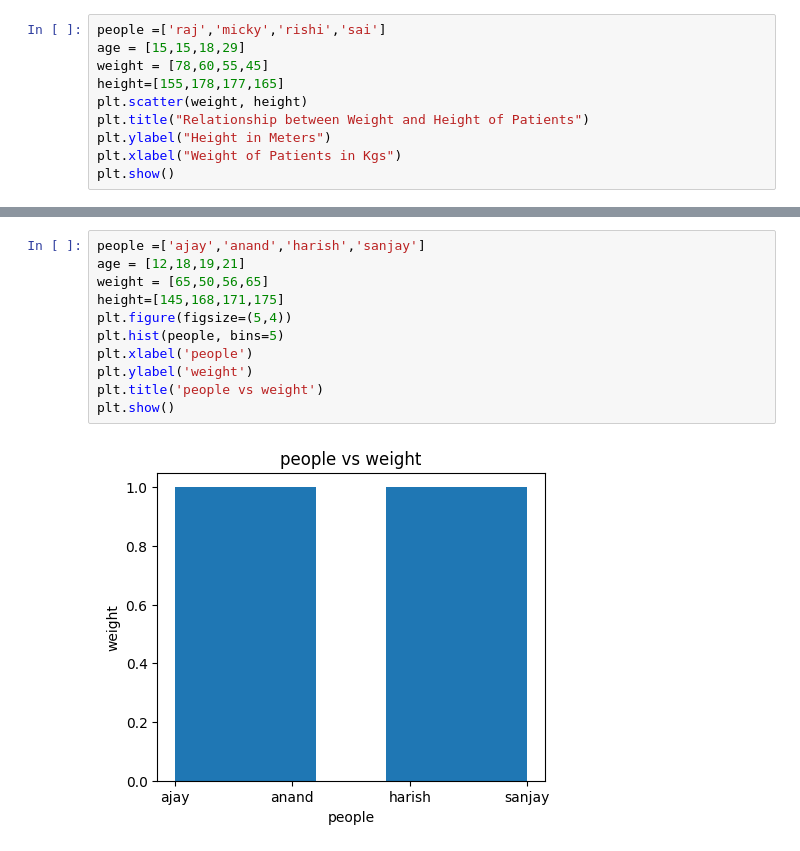
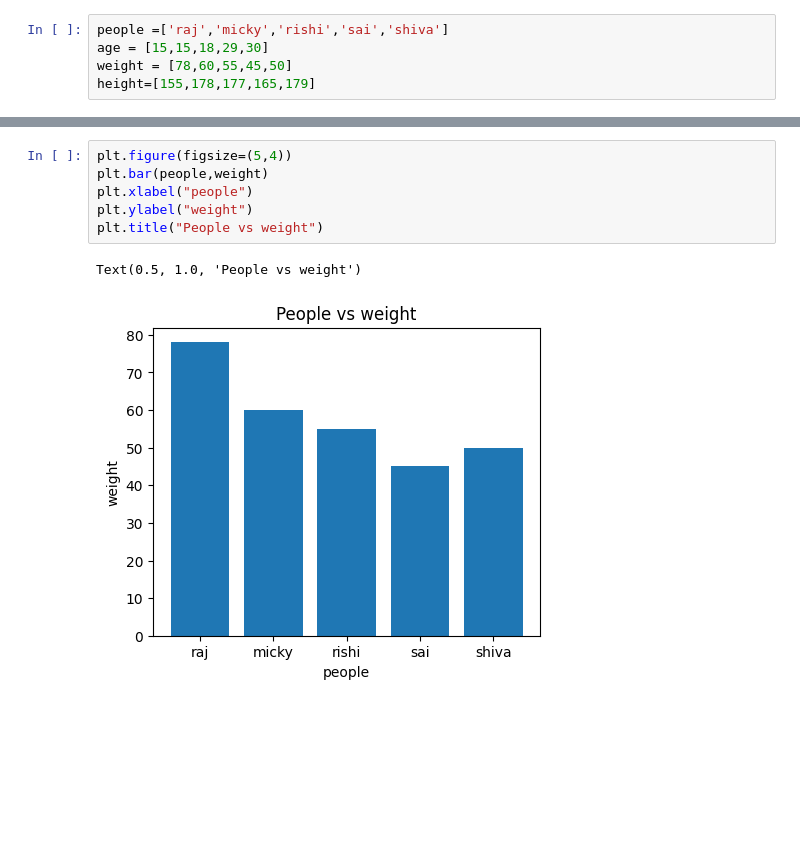
Before and after one commit to MarriRohan/AIML-2025, a Jupyter notebook: Lab_01.ipynb, the cells around one changed output, grey strips where cells are left out. Cells and saved outputs as stored; diff of their text form; blank space fills up the shorter version.

```diff
--- a/Lab_01.ipynb
+++ b/Lab_01.ipynb
@@ -26,10 +40,5 @@ Result:[2 4 6 8]
 # %%
-people =['raj','micky','rishi','sai']
-age = [15,15,18,29]
-weight = [78,60,55,45]
-height=[155,178,177,165]
-plt.scatter(weight, height)
-plt.title("Relationship between Weight and Height of Patients")
-plt.ylabel("Height in Meters")
-plt.xlabel("Weight of Patients in Kgs")
-plt.show()
+people =['raj','micky','rishi','sai','shiva']
+age = [15,15,18,29,30]
+weight = [78,60,55,45,50]
+height=[155,178,177,165,179]
@@ -38,13 +51,9 @@ plt.show()
 # %%
-people =['ajay','anand','harish','sanjay']
-age = [12,18,19,21]
-weight = [65,50,56,65]
-height=[145,168,171,175]
 plt.figure(figsize=(5,4))
-plt.hist(people, bins=5)
-plt.xlabel('people')
-plt.ylabel('weight')
-plt.title('people vs weight')
-plt.show()
+plt.bar(people,weight)
+plt.xlabel("people")
+plt.ylabel("weight")
+plt.title("People vs weight")
 # %% [output]
+Text(0.5, 1.0, 'People vs weight')
-[figure, old version]
+[figure, new version]
```
Also changed, not shown: parts of 11 cells of this notebook.
